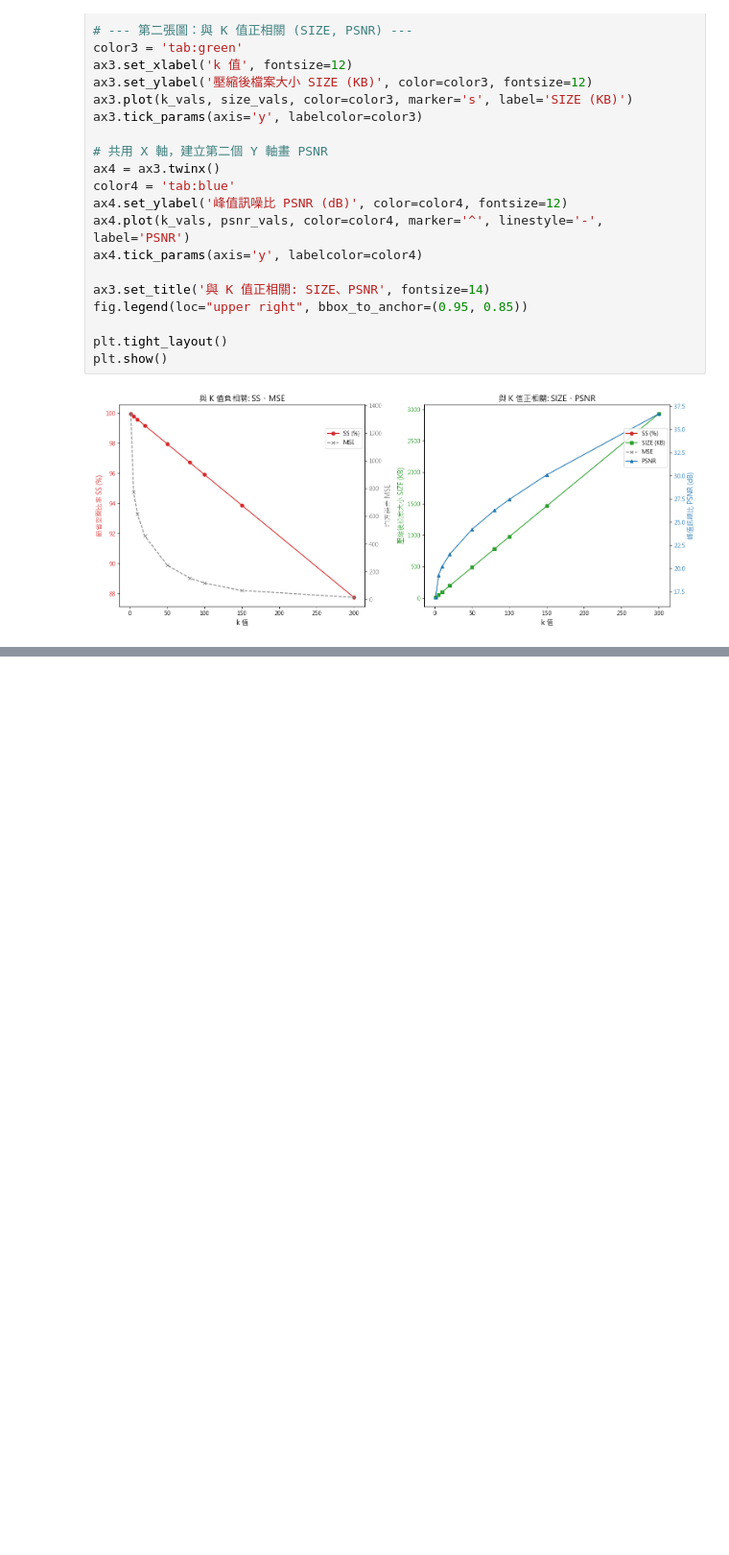
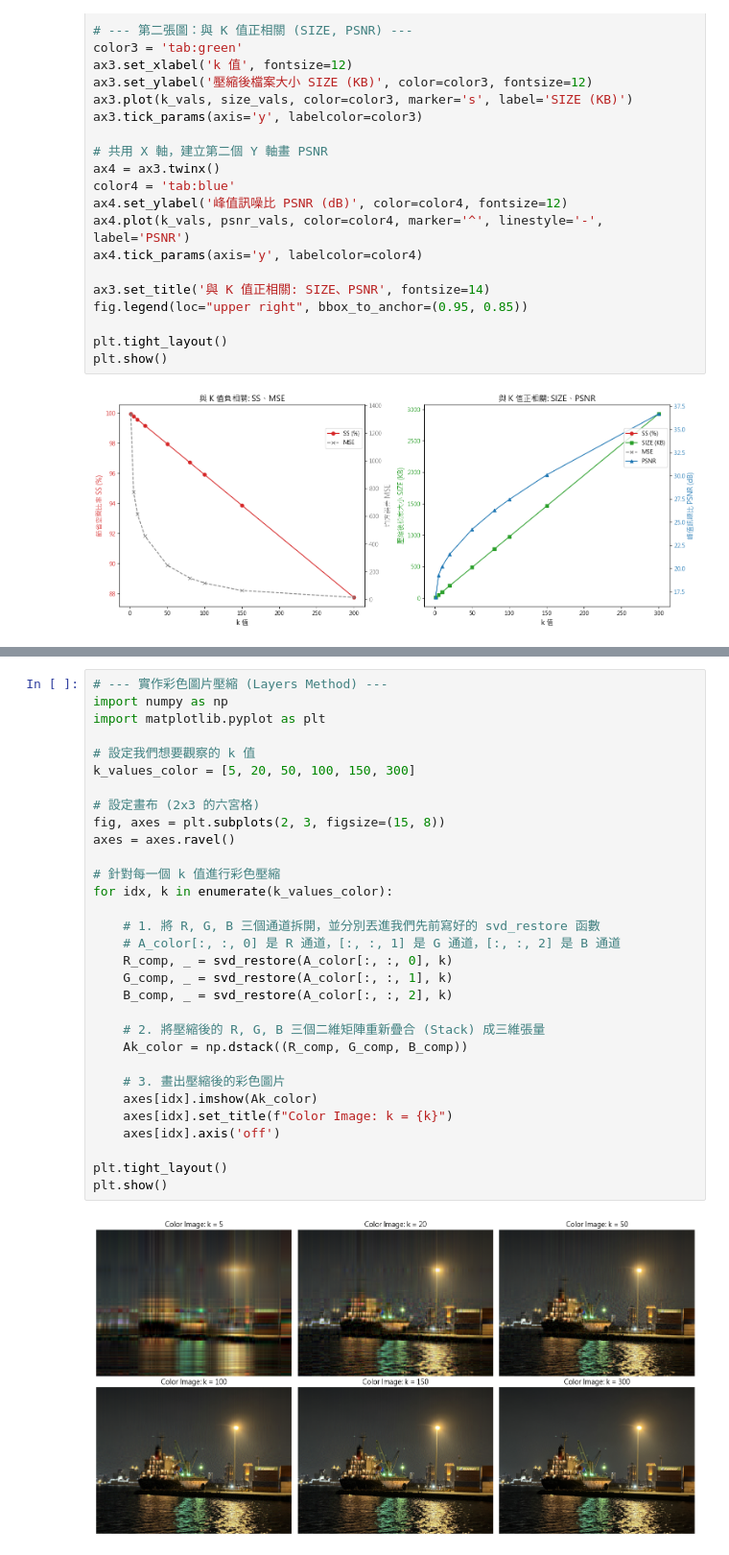
Before and after one commit to ericadgjl-huang/SVD_Image_Compression, a Jupyter notebook: hw1_svd.ipynb, the cells around one changed output, grey strips where cells are left out. Shown at 96% size. Cells and saved outputs as stored; diff of their text form; blank space fills up the shorter version.

Commit message:
Step 6: Add RGB color image compression using Layers Method

```diff
--- a/hw1_svd.ipynb
+++ b/hw1_svd.ipynb
@@ -318,0 +331,33 @@ plt.show()
+# %%
+# --- 實作彩色圖片壓縮 (Layers Method) ---
+import numpy as np
+import matplotlib.pyplot as plt
+
+# 設定我們想要觀察的 k 值
+k_values_color = [5, 20, 50, 100, 150, 300]
+
+# 設定畫布 (2x3 的六宮格)
+fig, axes = plt.subplots(2, 3, figsize=(15, 8))
+axes = axes.ravel()
+
+# 針對每一個 k 值進行彩色壓縮
+for idx, k in enumerate(k_values_color):
+
+    # 1. 將 R, G, B 三個通道拆開，並分別丟進我們先前寫好的 svd_restore 函數
+    # A_color[:, :, 0] 是 R 通道，[:, :, 1] 是 G 通道，[:, :, 2] 是 B 通道
+    R_comp, _ = svd_restore(A_color[:, :, 0], k)
+    G_comp, _ = svd_restore(A_color[:, :, 1], k)
+    B_comp, _ = svd_restore(A_color[:, :, 2], k)
+
+    # 2. 將壓縮後的 R, G, B 三個二維矩陣重新疊合 (Stack) 成三維張量
+    Ak_color = np.dstack((R_comp, G_comp, B_comp))
+
+    # 3. 畫出壓縮後的彩色圖片
+    axes[idx].imshow(Ak_color)
+    axes[idx].set_title(f"Color Image: k = {k}")
+    axes[idx].axis('off')
+
+plt.tight_layout()
+plt.show()
+# %% [output]
+[figure, added]
```
Also changed, not shown: parts of 1 cell of this notebook.
